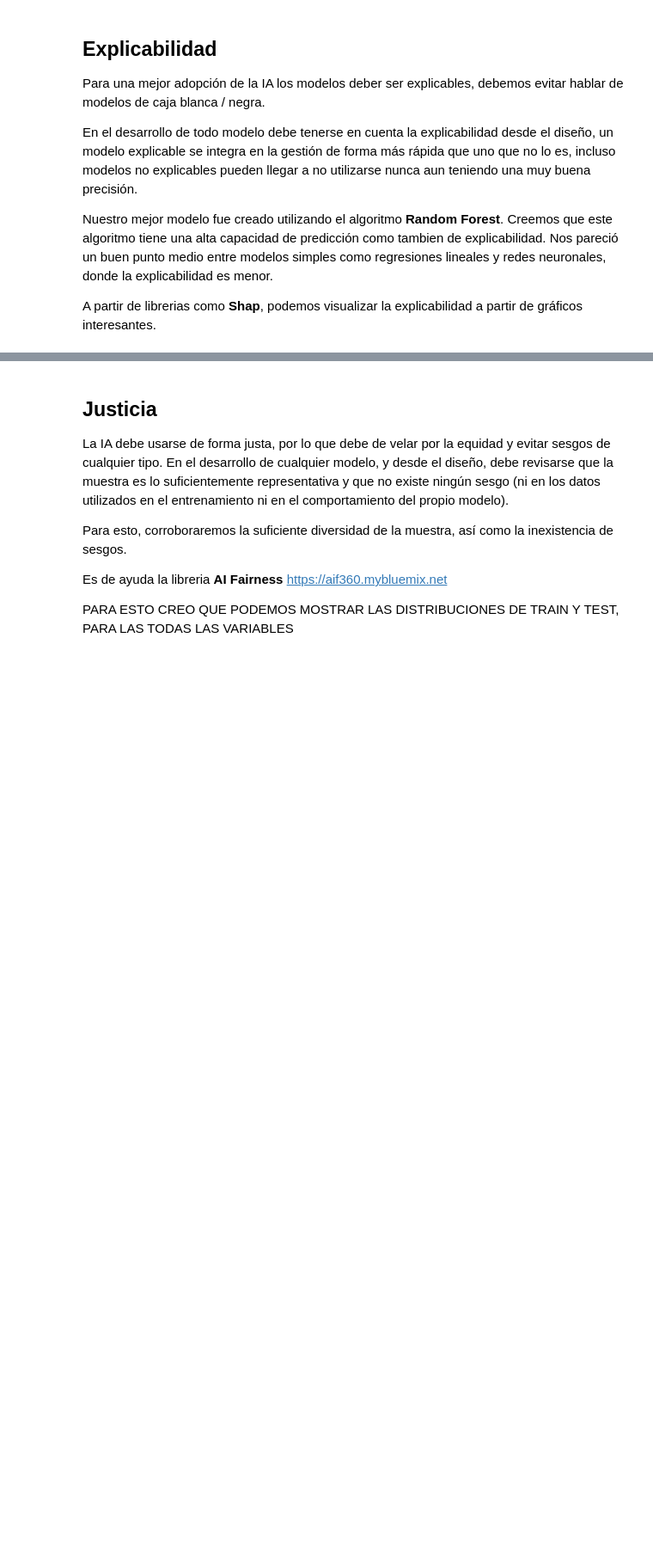
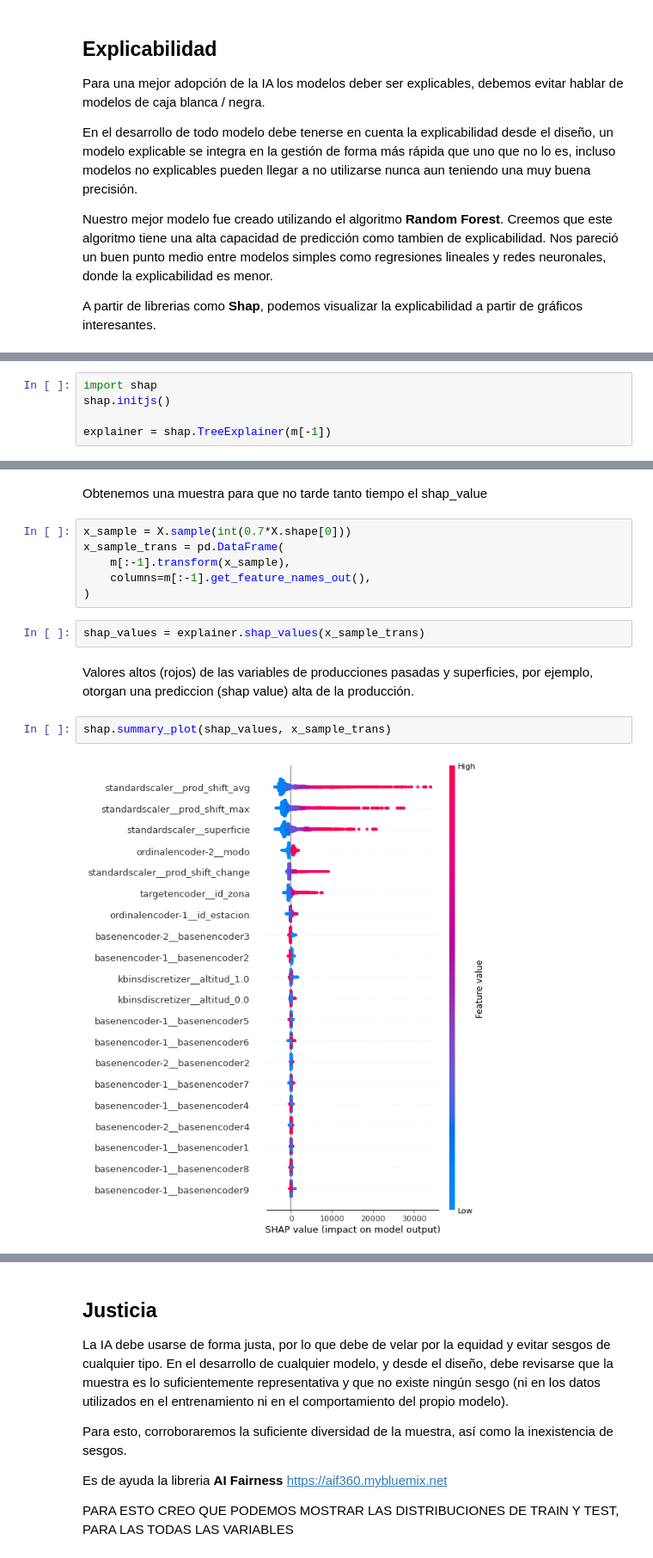
Before and after one commit to vitostamatti/datathon-cajamar-malbecs, a Jupyter notebook: notebooks/03-Modelizacion-responsable.ipynb, the cells around one changed output, grey strips where cells are left out. Shown at 86% size. Saved outputs shown, nothing was run; the diff lists cells and outputs as text; blank space fills up the shorter version.

```diff
--- a/notebooks/03-Modelizacion-responsable.ipynb
+++ b/notebooks/03-Modelizacion-responsable.ipynb
@@ -30,0 +141,5 @@ EXPLICAR COMO SE CALCULA Y CUALES SON LAS MAS IMPORTNATES
+# %%
+import shap
+shap.initjs()
+
+explainer = shap.TreeExplainer(m[-1])
@@ -30,0 +148,16 @@ EXPLICAR COMO SE CALCULA Y CUALES SON LAS MAS IMPORTNATES
+# %% [markdown]
+Obtenemos una muestra para que no tarde tanto tiempo el shap_value
+# %%
+x_sample = X.sample(int(0.7*X.shape[0]))
+x_sample_trans = pd.DataFrame(
+    m[:-1].transform(x_sample),
+    columns=m[:-1].get_feature_names_out(),
+)
+# %%
+shap_values = explainer.shap_values(x_sample_trans)
+# %% [markdown]
+Valores altos (rojos) de las variables de producciones pasadas y superficies, por ejemplo, otorgan una prediccion (shap value) alta de la producción.
+# %%
+shap.summary_plot(shap_values, x_sample_trans)
+# %% [output]
+[figure, added]
```
Also changed, not shown: parts of 41 cells of this notebook.
